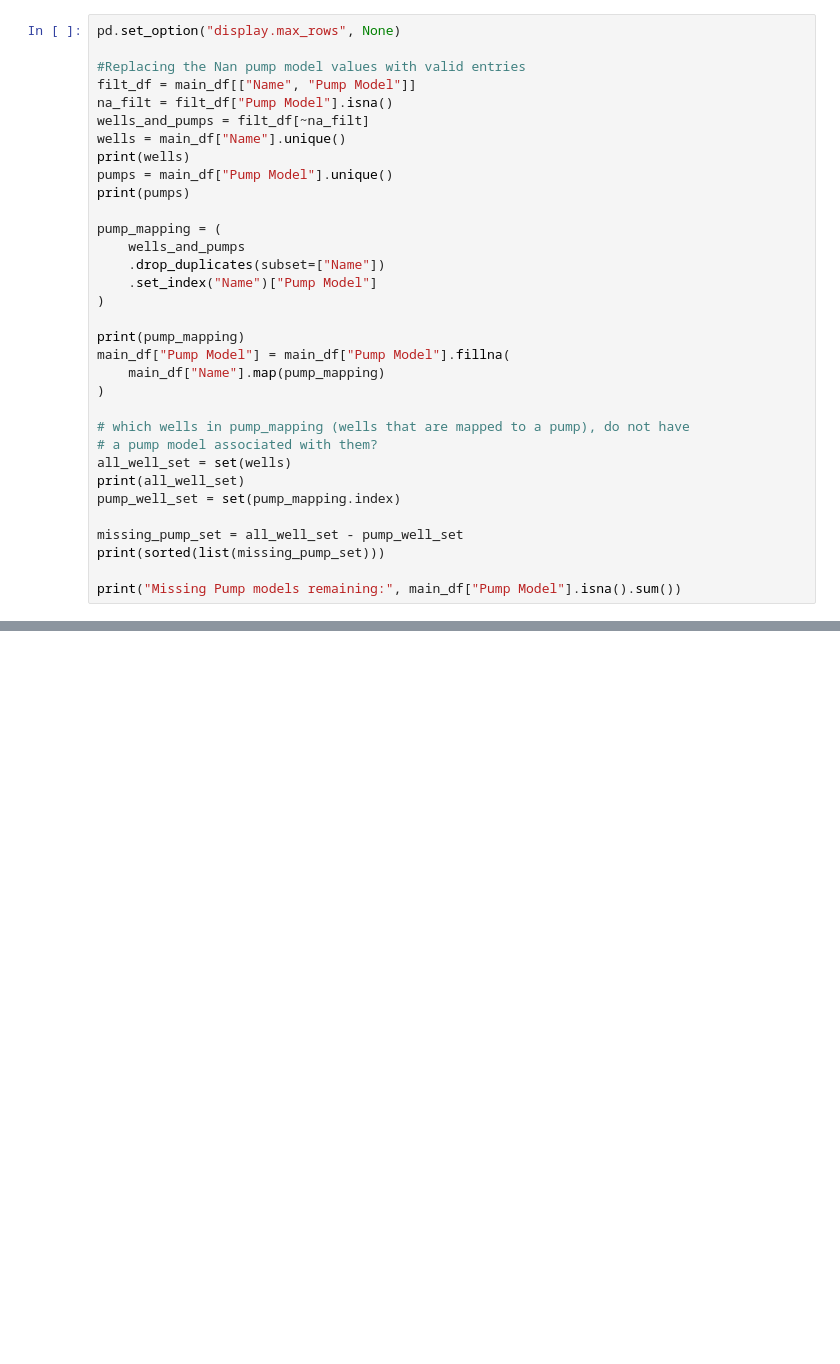
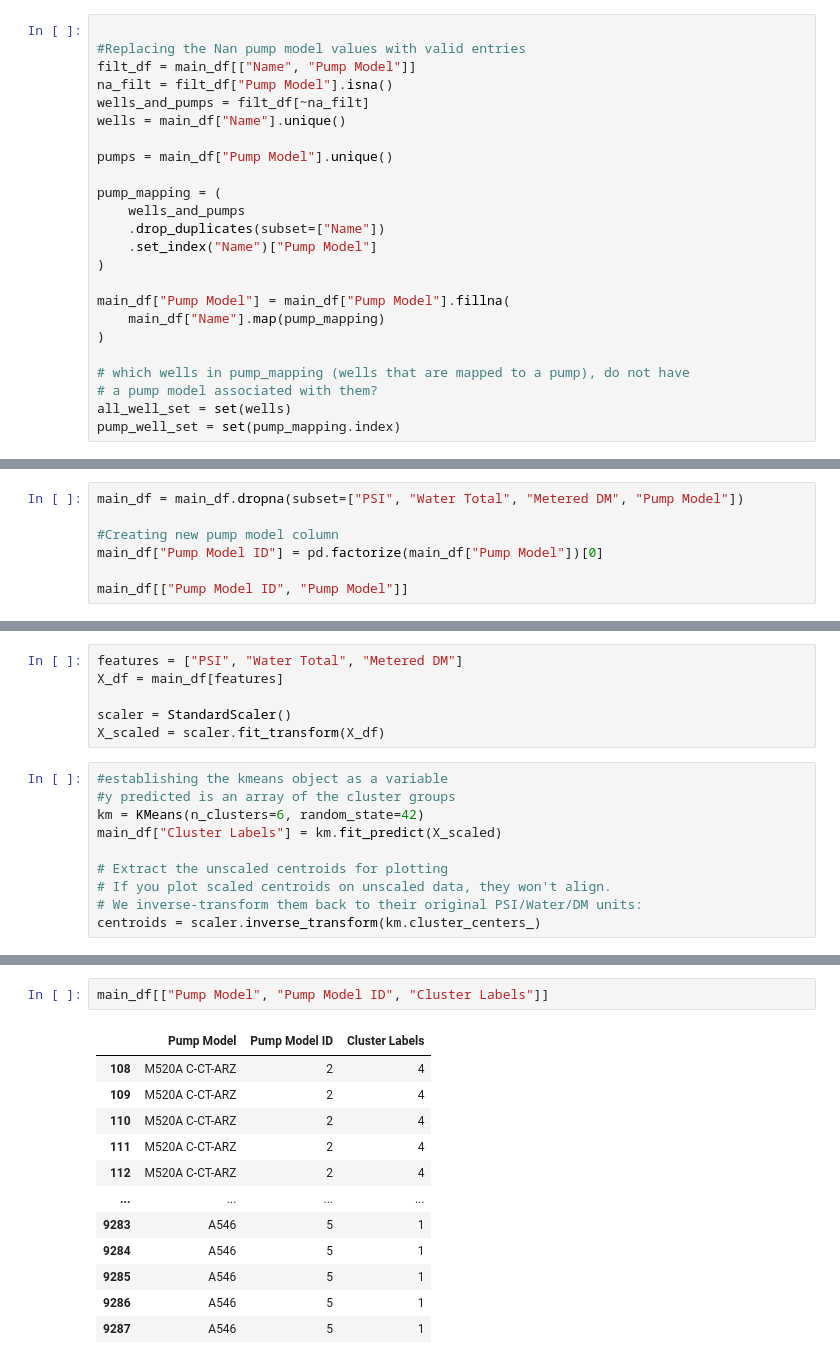
Before and after one commit to L0GN82/Paired-Sample-T-test, a Jupyter notebook: Clustering-pump-models.ipynb, the cells around one changed output, grey strips where cells are left out. Cells and saved outputs as stored; diff of their text form; blank space fills up the shorter version.

```diff
--- a/Clustering-pump-models.ipynb
+++ b/Clustering-pump-models.ipynb
@@ -31,15 +31,13 @@ Index(['Name', 'Year-Month', 'Hours', 'Water Total', 'PSI', 'Revenue',
       dtype='str')
 # %%
-pd.set_option("display.max_rows", None)
 
 #Replacing the Nan pump model values with valid entries
 filt_df = main_df[["Name", "Pump Model"]]
 na_filt = filt_df["Pump Model"].isna()
 wells_and_pumps = filt_df[~na_filt]
 wells = main_df["Name"].unique()
-print(wells)
+
 pumps = main_df["Pump Model"].unique()
-print(pumps)
 
 pump_mapping = (
     wells_and_pumps
@@ -47,7 +45,6 @@ pump_mapping = (
     .set_index("Name")["Pump Model"]
 )
 
-print(pump_mapping)
 main_df["Pump Model"] = main_df["Pump Model"].fillna(
     main_df["Name"].map(pump_mapping)
 )
@@ -55,10 +52,4 @@ main_df["Pump Model"] = main_df["Pump Model"].fillna(
 # which wells in pump_mapping (wells that are mapped to a pump), do not have
 # a pump model associated with them?
 all_well_set = set(wells)
-print(all_well_set)
 pump_well_set = set(pump_mapping.index)
-
-missing_pump_set = all_well_set - pump_well_set
-print(sorted(list(missing_pump_set)))
-
-print("Missing Pump models remaining:", main_df["Pump Model"].isna().sum())
@@ -232,0 +56,7 @@ NameError: name 'pump' is not defined
+# %%
+main_df = main_df.dropna(subset=["PSI", "Water Total", "Metered DM", "Pump Model"])
+
+#Creating new pump model column
+main_df["Pump Model ID"] = pd.factorize(main_df["Pump Model"])[0]
+
+main_df[["Pump Model ID", "Pump Model"]]
@@ -232,0 +77,16 @@ NameError: name 'pump' is not defined
+# %%
+features = ["PSI", "Water Total", "Metered DM"]
+X_df = main_df[features]
+
+scaler = StandardScaler()
+X_scaled = scaler.fit_transform(X_df)
+# %%
+#establishing the kmeans object as a variable
+#y predicted is an array of the cluster groups
+km = KMeans(n_clusters=6, random_state=42)
+main_df["Cluster Labels"] = km.fit_predict(X_scaled)
+
+# Extract the unscaled centroids for plotting
+# If you plot scaled centroids on unscaled data, they won't align.
+# We inverse-transform them back to their original PSI/Water/DM units:
+centroids = scaler.inverse_transform(km.cluster_centers_)
@@ -232,0 +155,15 @@ NameError: name 'pump' is not defined
+# %%
+main_df[["Pump Model", "Pump Model ID", "Cluster Labels"]]
+# %% [output]
+|  | Pump Model | Pump Model ID | Cluster Labels |
+| 108 | M520A C-CT-ARZ | 2 | 4 |
+| 109 | M520A C-CT-ARZ | 2 | 4 |
+| 110 | M520A C-CT-ARZ | 2 | 4 |
+| 111 | M520A C-CT-ARZ | 2 | 4 |
+| 112 | M520A C-CT-ARZ | 2 | 4 |
+| ... | ... | ... | ... |
+| 9283 | A546 | 5 | 1 |
+| 9284 | A546 | 5 | 1 |
+| 9285 | A546 | 5 | 1 |
+| 9286 | A546 | 5 | 1 |
+| 9287 | A546 | 5 | 1 |
```
Also changed, not shown: parts of 21 cells of this notebook, 2 other files.
